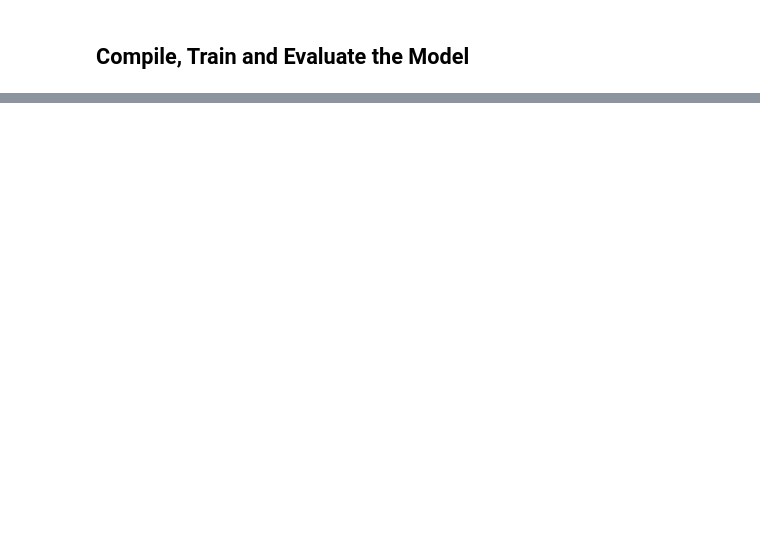
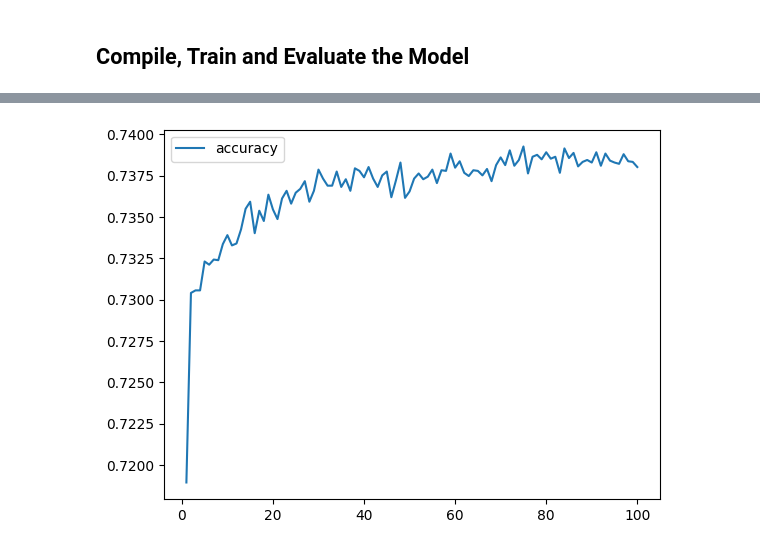
Before and after one commit to ddaniel2024/Module-21-Neural-Networks-and-Deep-Learning, a Jupyter notebook: AlphabetSoupCharity_Optimization.ipynb, the cells around one changed output, grey strips where cells are left out. Saved outputs shown, nothing was run; the diff lists cells and outputs as text; code cells hidden in the pictures; blank space fills up the shorter version.

```diff
--- a/Starter_Code.ipynb
+++ b/AlphabetSoupCharity_Optimization.ipynb
@@ -292,2 +338,7 @@ Loss: 0.563723087310791, Accuracy: 0.7295626997947693
+# %%
+history_df.plot(y="accuracy")
+plt.show()
+# %% [output]
+[figure, added]
 # %%
 # Export our model to HDF5 file
```
Also changed, not shown: parts of 10 cells of this notebook, 4 other files.
